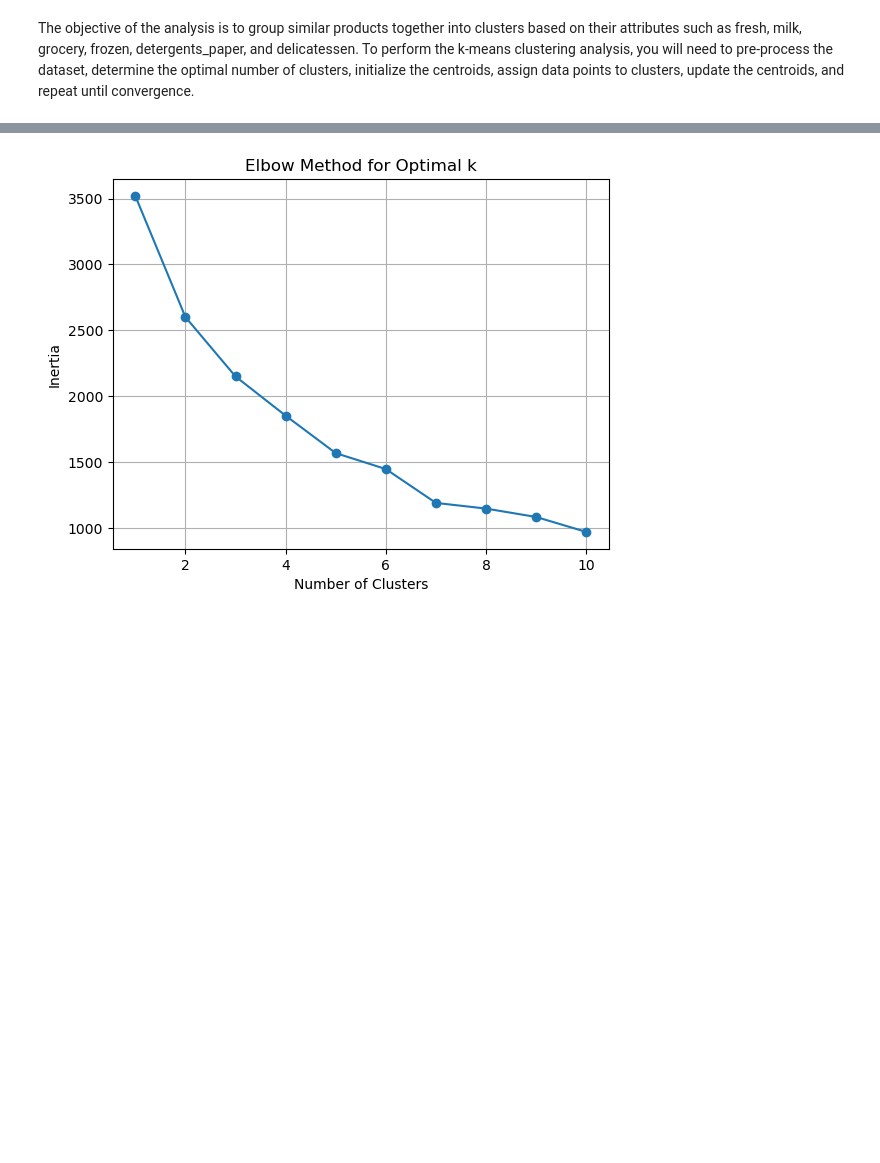
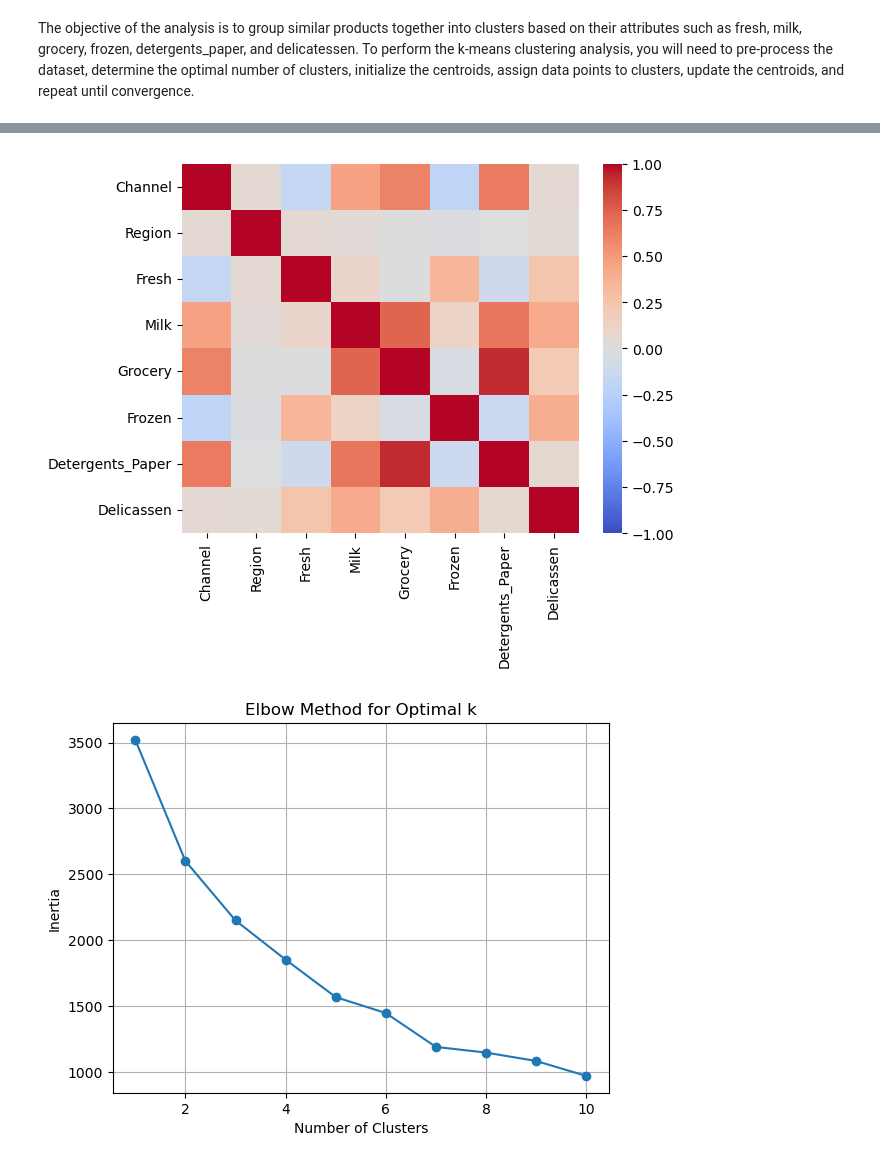
Before and after one commit to Ikenna1414/ml-project-unsupervised-learning, a Jupyter notebook: Unsupervised Learning - Project.ipynb, the cells around one changed output, grey strips where cells are left out. Saved outputs shown, nothing was run; the diff lists cells and outputs as text; code cells hidden in the pictures; blank space fills up the shorter version.

```diff
--- a/Unsupervised Learning - Project.ipynb
+++ b/Unsupervised Learning - Project.ipynb
@@ -103,4 +107,11 @@ df_new
 | 438 | -0.690297 | 0.590668 | -0.135384 | -0.517536 | -0.602514 | -0.419441 | -0.569770 | 0.213046 |
 | 439 | -0.690297 | 0.590668 | -0.729307 | -0.555924 | -0.573227 | -0.620094 | -0.504888 | -0.522869 |
 440 rows × 8 columns
+# %%
+df_corr = pd.DataFrame(df, columns = df.columns).corr()
+# %%
+sns.heatmap(df_corr, vmax=1, vmin=-1, cmap='coolwarm')
+plt.show()
+# %% [output]
+[figure, added]
 # %%
```
Also changed, not shown: parts of 22 cells of this notebook.
